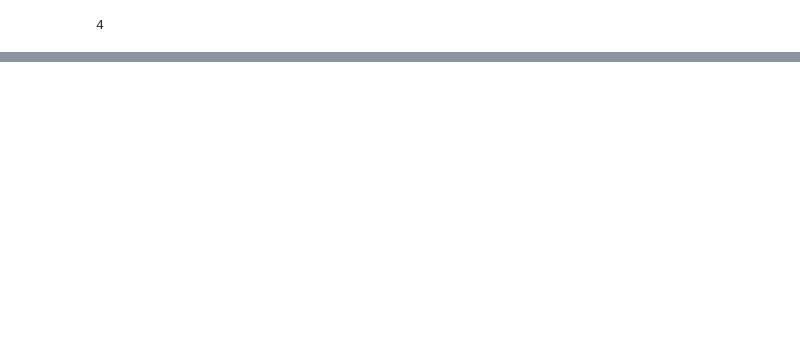
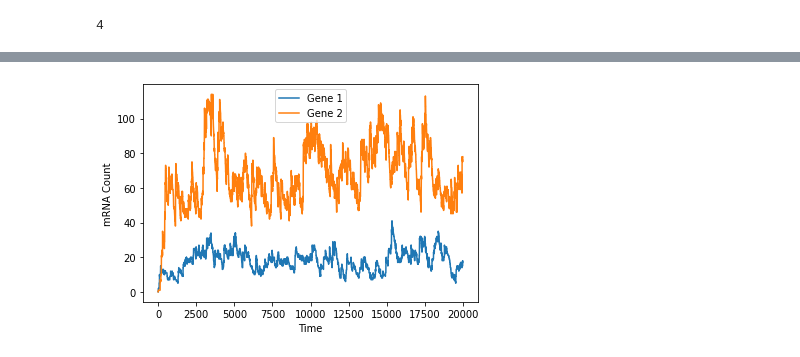
Before and after one commit to Tarun-Mahajan/scnnoise, a Jupyter notebook: doc/Trajectory Inference.ipynb, the cells around one changed output, grey strips where cells are left out. Drawn from its saved outputs; the diff is of its cells as text; code cells hidden in the pictures; blank space fills up the shorter version.

```diff
--- a/doc/Trajectory Inference.ipynb
+++ b/doc/Trajectory Inference.ipynb
@@ -166,0 +208,9 @@ simulator.simulate()
+# %%
+plt.plot(time, mol.T[6])
+plt.plot(time, mol.T[2])
+plt.ylabel('mRNA Count')
+plt.xlabel('Time')
+plt.legend(['Gene 1', 'Gene 2'])
+plt.savefig('mRNA.pdf')
+# %% [output]
+[figure, added]
```
Also changed, not shown: parts of 38 cells of this notebook.
